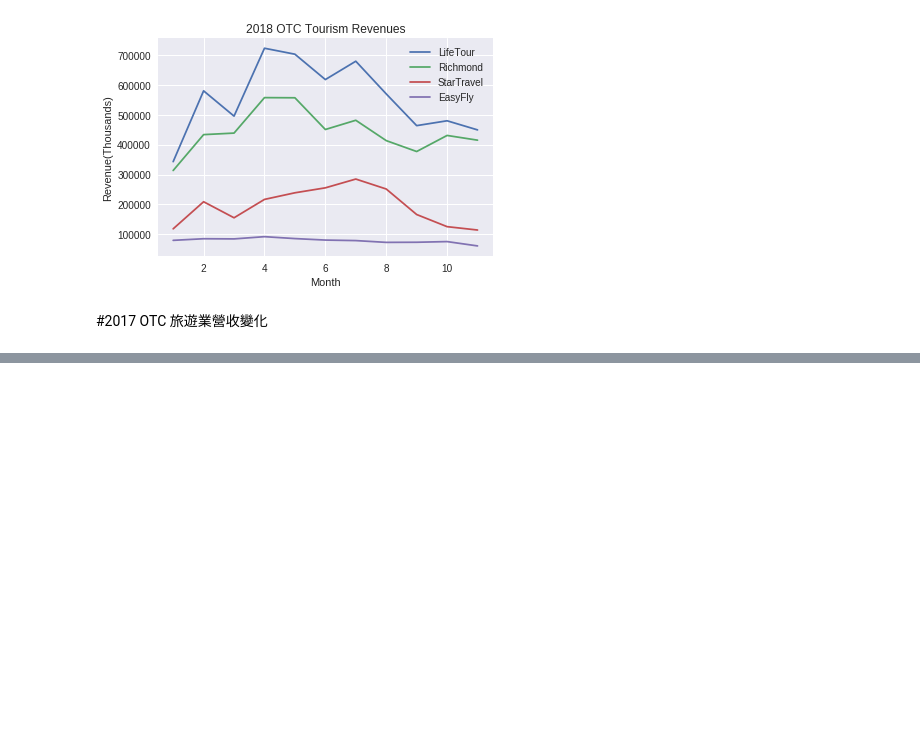
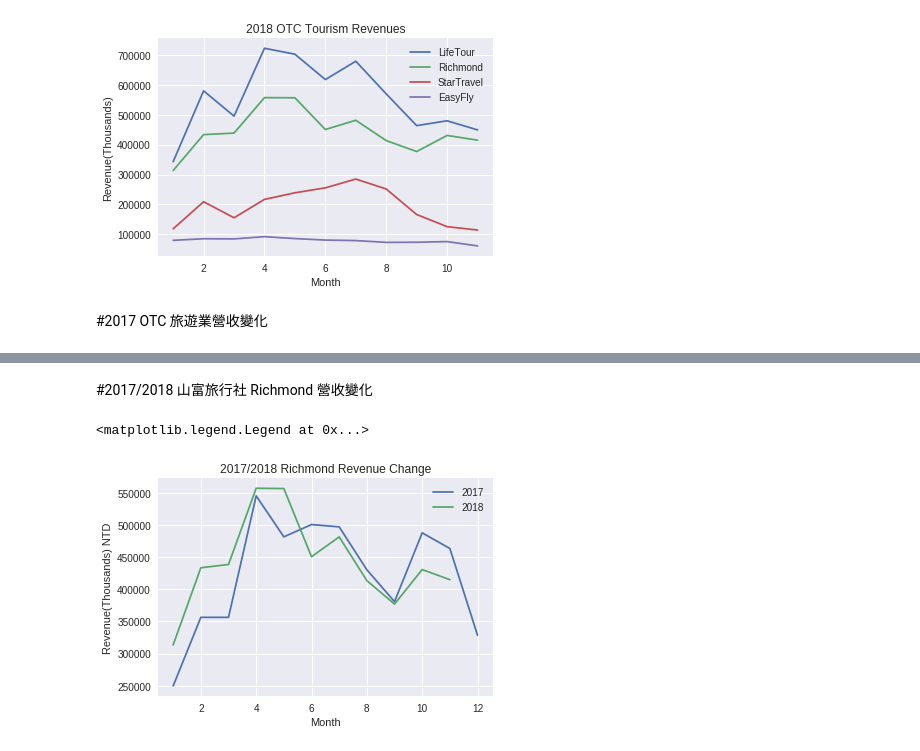
Before and after one commit to cwcheng0/LionTravel, a Jupyter notebook: TaiwanTourismMonthly.ipynb, the cells around one changed output, grey strips where cells are left out. Cells and saved outputs as stored; diff of their text form; code cells hidden in the pictures; blank space fills up the shorter version.

```diff
--- a/TaiwanTourismMonthly.ipynb
+++ b/TaiwanTourismMonthly.ipynb
@@ -1079,0 +1079,14 @@ plt.legend()
+# %% [markdown]
+#2017/2018 山富旅行社 Richmond 營收變化
+# %%
+# 2017/2018 Richmond Revenues Change
+# 山富
+plt.plot(month_2017, Richmond_2017, label="2017")
+plt.plot(month, Richmond, label="2018")
+plt.xlabel('Month')
+plt.ylabel('Revenue(Thousands) NTD')
+plt.title('2017/2018 Richmond Revenue Change')
+plt.legend()
+# %% [output]
+<matplotlib.legend.Legend at 0x...>
+[figure, added]
```
Also changed, not shown: parts of 12 cells of this notebook.
